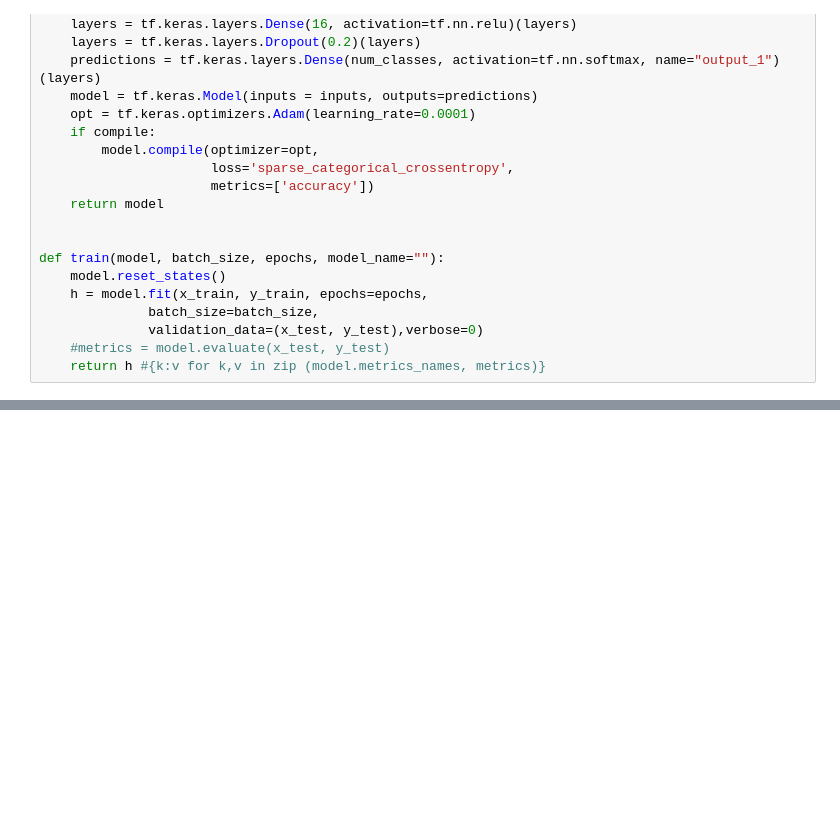
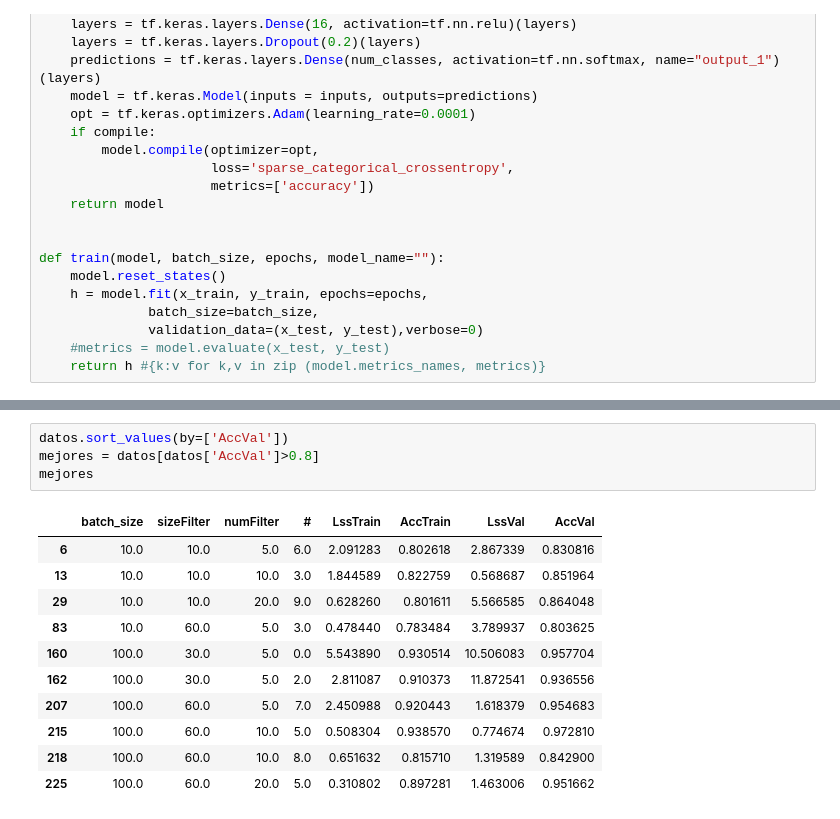
Before and after one commit to Dfriveraa/PI-GetData, a Jupyter notebook: CNN(A).ipynb, the cells around one changed output, grey strips where cells are left out. Drawn from its saved outputs; the diff is of its cells as text; blank space fills up the shorter version.

```diff
--- a/CNN(A).ipynb
+++ b/CNN(A).ipynb
@@ -207,0 +239,16 @@ datos
+# %%
+datos.sort_values(by=['AccVal'])
+mejores = datos[datos['AccVal']>0.8]
+mejores
+# %% [output]
+|  | batch_size | sizeFilter | numFilter | # | LssTrain | AccTrain | LssVal | AccVal |
+| 6 | 10.0 | 10.0 | 5.0 | 6.0 | 2.091283 | 0.802618 | 2.867339 | 0.830816 |
+| 13 | 10.0 | 10.0 | 10.0 | 3.0 | 1.844589 | 0.822759 | 0.568687 | 0.851964 |
+| 29 | 10.0 | 10.0 | 20.0 | 9.0 | 0.628260 | 0.801611 | 5.566585 | 0.864048 |
+| 83 | 10.0 | 60.0 | 5.0 | 3.0 | 0.478440 | 0.783484 | 3.789937 | 0.803625 |
+| 160 | 100.0 | 30.0 | 5.0 | 0.0 | 5.543890 | 0.930514 | 10.506083 | 0.957704 |
+| 162 | 100.0 | 30.0 | 5.0 | 2.0 | 2.811087 | 0.910373 | 11.872541 | 0.936556 |
+| 207 | 100.0 | 60.0 | 5.0 | 7.0 | 2.450988 | 0.920443 | 1.618379 | 0.954683 |
+| 215 | 100.0 | 60.0 | 10.0 | 5.0 | 0.508304 | 0.938570 | 0.774674 | 0.972810 |
+| 218 | 100.0 | 60.0 | 10.0 | 8.0 | 0.651632 | 0.815710 | 1.319589 | 0.842900 |
+| 225 | 100.0 | 60.0 | 20.0 | 5.0 | 0.310802 | 0.897281 | 1.463006 | 0.951662 |
```
Also changed, not shown: parts of 13 cells of this notebook, 12 other files.
